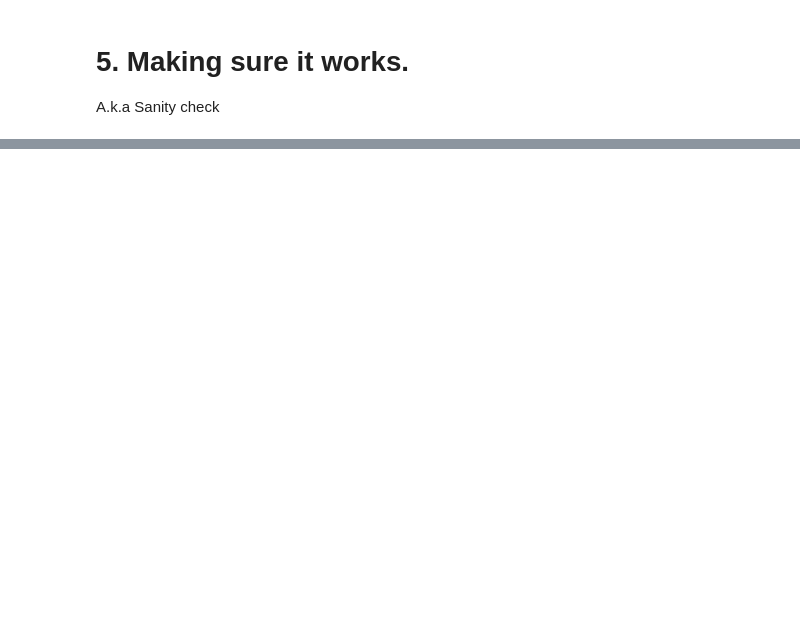
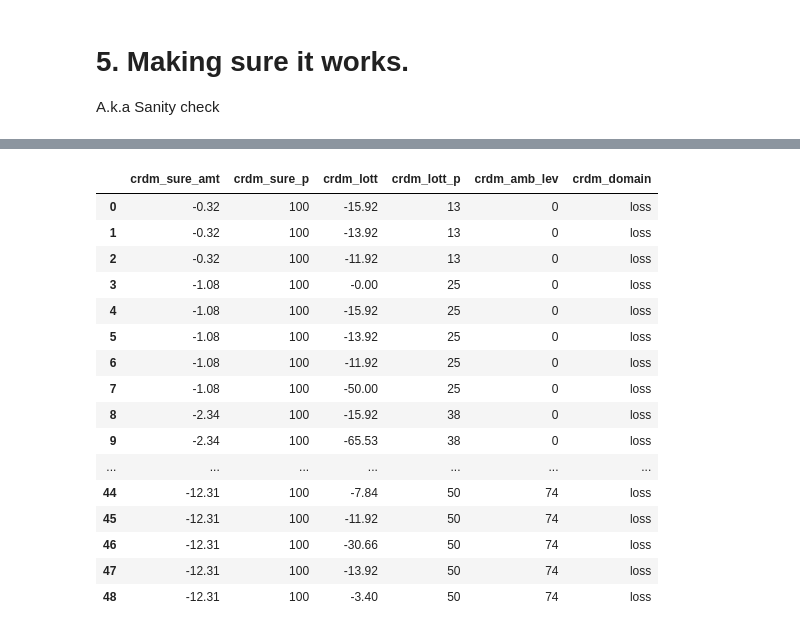
Before and after one commit to CDN-Lab/Intracraneal_electrodes, a Jupyter notebook: uncertaintyencoding.ipynb, the cells around one changed output, grey strips where cells are left out. Cells and saved outputs as stored; diff of their text form; code cells hidden in the pictures; blank space fills up the shorter version.

```diff
--- a/uncertaintyencoding.ipynb
+++ b/uncertaintyencoding.ipynb
@@ -701,0 +605,3 @@ plot_scatter_hist(df_Trials_losses,xvline=-50,trials='losses')
+# %%
+df_Trials_losses['category'] = 'loss'
+df_Trials_losses = df_Trials_losses.sort_values('p_reward', ascending=True).reset_index(drop=True)
@@ -701,0 +659,52 @@ plot_scatter_hist(df_Trials_losses,xvline=-50,trials='losses')
+# %%
+#Let's reformat to match the psychopy CSV input
+crdm_trials_losses = df_Trials_losses.copy()
+crdm_trials_losses['category'] = 'loss'
+crdm_trials_losses = df_Trials_losses.sort_values('p_reward', ascending=True).reset_index(drop=True)
+
+crdm_trials_losses = crdm_trials_losses.drop(columns=['SV_reward', 'SV_New_Safe','deltaSV'])
+crdm_trials_losses['ambiguity'] = (crdm_trials_losses['ambiguity']*100).astype(int)
+crdm_trials_losses['p_reward'] = (crdm_trials_losses['p_reward']*100).astype(int)
+crdm_trials_losses = crdm_trials_losses.rename(columns={
+    'value_safe':'crdm_sure_amt',
+    'value_reward':'crdm_lott',
+    'ambiguity': 'crdm_amb_lev',
+    'p_reward':'crdm_lott_p',
+    'category':'crdm_domain'})
+crdm_trials_losses['crdm_sure_p'] = 100
+# Reordering columns
+column_order = [
+    'crdm_sure_amt', 'crdm_sure_p', 'crdm_lott', 'crdm_lott_p', 'crdm_amb_lev', 'crdm_domain'
+]
+crdm_trials_losses = crdm_trials_losses[column_order]
+#crdm_trials_losses =crdm_trials_losses.sort_values(by=['crdm_lott_p', 'crdm_amb_lev'], ascending=True).reset_index(drop=True)
+
+# Sort the DataFrame first by 'crdm_lott_p' and then by 'crdm_amb_lev
+crdm_trials_losses = crdm_trials_losses.sort_values(by=['crdm_lott_p', 'crdm_amb_lev'], ascending=[True,True])
+
+# Separate rows with 'crdm_amb_lev' different from zero to the end
+zero_ambiguity_rows_loss = crdm_trials_losses[crdm_trials_losses['crdm_amb_lev'] == 0]
+non_zero_ambiguity_rows_loss = crdm_trials_losses[crdm_trials_losses['crdm_amb_lev'] != 0]
+
+# Concatenate the DataFrames to put rows with 'crdm_amb_lev' different from zero at the end
+crdm_trials_losses = pd.concat([zero_ambiguity_rows_loss, non_zero_ambiguity_rows_loss], ignore_index=True)
+
+crdm_trials_losses
+# %% [output]
+|  | crdm_sure_amt | crdm_sure_p | crdm_lott | crdm_lott_p | crdm_amb_lev | crdm_domain |
+| 0 | -0.32 | 100 | -15.92 | 13 | 0 | loss |
+| 1 | -0.32 | 100 | -13.92 | 13 | 0 | loss |
+| 2 | -0.32 | 100 | -11.92 | 13 | 0 | loss |
+| 3 | -1.08 | 100 | -0.00 | 25 | 0 | loss |
+| 4 | -1.08 | 100 | -15.92 | 25 | 0 | loss |
+| 5 | -1.08 | 100 | -13.92 | 25 | 0 | loss |
+| 6 | -1.08 | 100 | -11.92 | 25 | 0 | loss |
+| 7 | -1.08 | 100 | -50.00 | 25 | 0 | loss |
+| 8 | -2.34 | 100 | -15.92 | 38 | 0 | loss |
+| 9 | -2.34 | 100 | -65.53 | 38 | 0 | loss |
+| ... | ... | ... | ... | ... | ... | ... |
+| 44 | -12.31 | 100 | -7.84 | 50 | 74 | loss |
+| 45 | -12.31 | 100 | -11.92 | 50 | 74 | loss |
+| 46 | -12.31 | 100 | -30.66 | 50 | 74 | loss |
+| 47 | -12.31 | 100 | -13.92 | 50 | 74 | loss |
+| 48 | -12.31 | 100 | -3.40 | 50 | 74 | loss |
```
Also changed, not shown: parts of 15 cells of this notebook, 1 other file.
